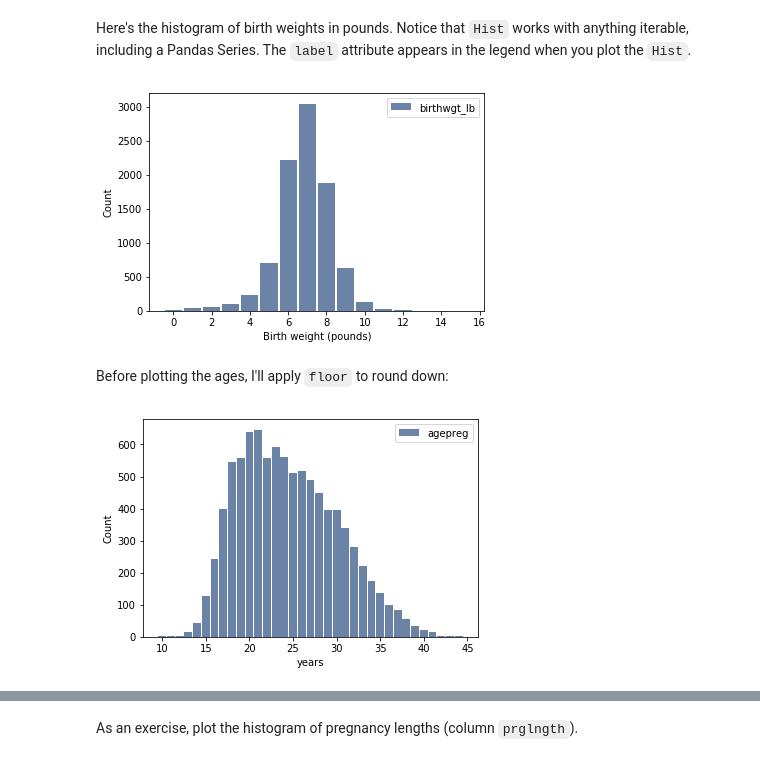
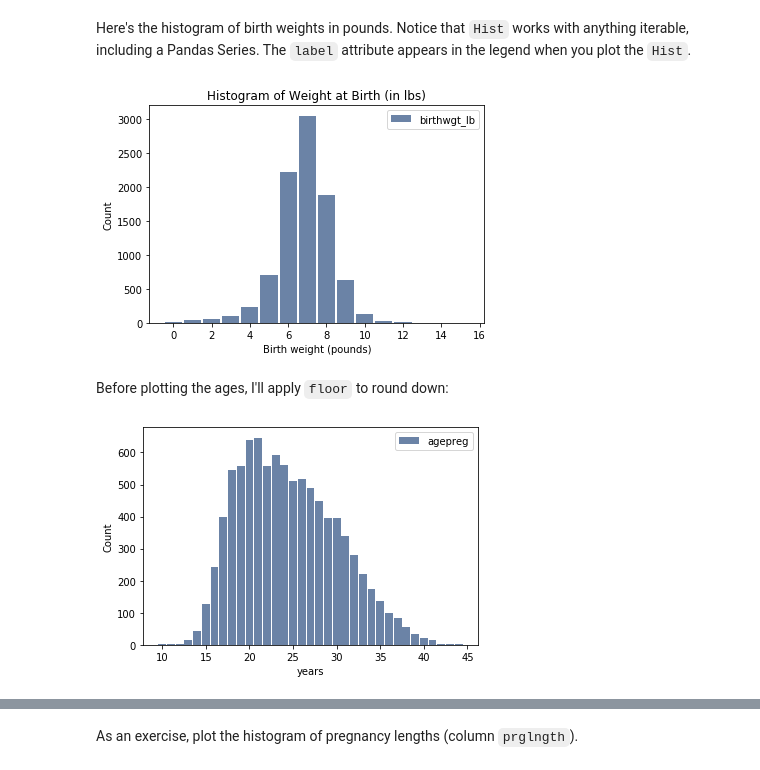
Before and after one commit to huyptruong/ThinkStats2, a Jupyter notebook: code/chap02ex.ipynb, the cells around one changed output, grey strips where cells are left out. Drawn from its saved outputs; the diff is of its cells as text; code cells hidden in the pictures.

```diff
--- a/code/chap02ex.ipynb
+++ b/code/chap02ex.ipynb
@@ -111,10 +154,11 @@ live = preg[preg.outcome == 1]
 # %% [markdown]
 Here's the histogram of birth weights in pounds.  Notice that `Hist` works with anything iterable, including a Pandas Series.  The `label` attribute appears in the legend when you plot the `Hist`.
 # %%
+# Huy: add title to the plot
 hist = thinkstats2.Hist(live.birthwgt_lb, label='birthwgt_lb')
 thinkplot.Hist(hist)
-thinkplot.Config(xlabel='Birth weight (pounds)', ylabel='Count')
+thinkplot.Config(xlabel='Birth weight (pounds)', ylabel='Count', title='Histogram of Weight at Birth (in lbs)')
 # %% [output]
-[figure, old version]
+[figure, new version]
 # %% [markdown]
 Before plotting the ages, I'll apply `floor` to round down:
@@ -123,6 +165,7 @@ ages = np.floor(live.agepreg)
 # %%
+ages = np.floor(live.agepreg)
 hist = thinkstats2.Hist(ages, label='agepreg')
 thinkplot.Hist(hist)
 thinkplot.Config(xlabel='years', ylabel='Count')
 # %% [output]
-[figure, old version]
+[figure, new version]
```
Also changed, not shown: parts of 25 cells of this notebook, 3 other files.
